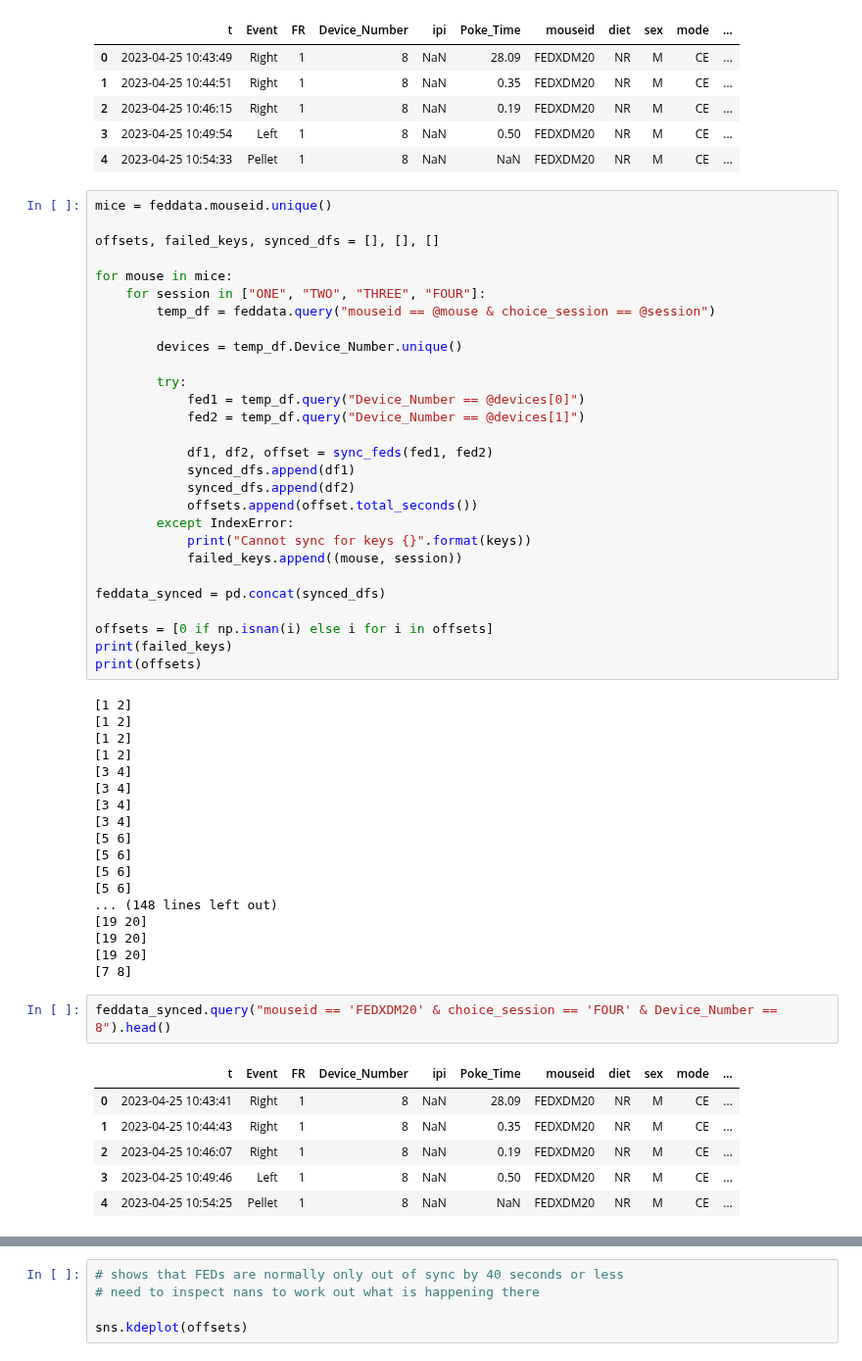
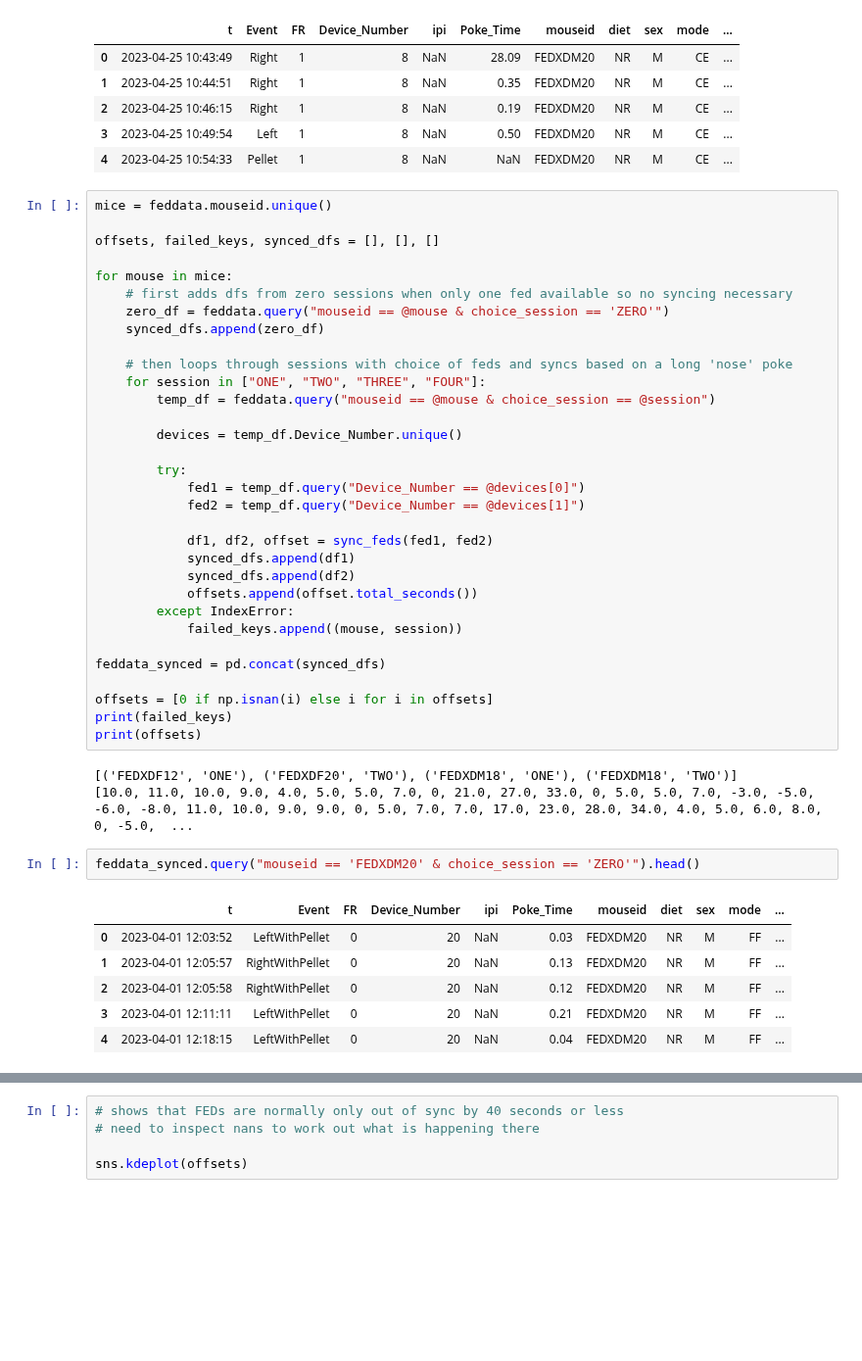
Before and after one commit to Htbibalan/FEDPROFERENCE, a Jupyter notebook: notebooks/FEDXD_READ_DATA_with_sync.ipynb, the cells around one changed output, grey strips where cells are left out. Shown at 98% size. Cells and saved outputs as stored; diff of their text form; blank space fills up the shorter version.

Commit message:
minor changes to sync scratch nb

```diff
--- a/notebooks/FEDXD_READ_DATA_with_sync.ipynb
+++ b/notebooks/FEDXD_READ_DATA_with_sync.ipynb
@@ -177,6 +177,11 @@ mice = feddata.mouseid.unique()
 offsets, failed_keys, synced_dfs = [], [], []
 
 for mouse in mice:
+    # first adds dfs from zero sessions when only one fed available so no syncing necessary
+    zero_df = feddata.query("mouseid == @mouse & choice_session == 'ZERO'")
+    synced_dfs.append(zero_df)
+
+    # then loops through sessions with choice of feds and syncs based on a long 'nose' poke
     for session in ["ONE", "TWO", "THREE", "FOUR"]:
         temp_df = feddata.query("mouseid == @mouse & choice_session == @session")
 
@@ -191,7 +196,6 @@ for mouse in mice:
             synced_dfs.append(df2)
             offsets.append(offset.total_seconds())
         except IndexError:
-            print("Cannot sync for keys {}".format(keys))
             failed_keys.append((mouse, session))
 
 feddata_synced = pd.concat(synced_dfs)
@@ -200,29 +204,14 @@ offsets = [0 if np.isnan(i) else i for i in offsets]
 print(failed_keys)
 print(offsets)
 # %% [output]
-[1 2]
-[1 2]
-[1 2]
-[1 2]
-[3 4]
-[3 4]
-[3 4]
-[3 4]
-[5 6]
-[5 6]
-[5 6]
-[5 6]
-... (148 lines left out)
-[19 20]
-[19 20]
-[19 20]
-[7 8]
+[('FEDXDF12', 'ONE'), ('FEDXDF20', 'TWO'), ('FEDXDM18', 'ONE'), ('FEDXDM18', 'TWO')]
+[10.0, 11.0, 10.0, 9.0, 4.0, 5.0, 5.0, 7.0, 0, 21.0, 27.0, 33.0, 0, 5.0, 5.0, 7.0, -3.0, -5.0, -6.0, -8.0, 11.0, 10.0, 9.0, 9.0, 0, 5.0, 7.0, 7.0, 17.0, 23.0, 28.0, 34.0, 4.0, 5.0, 6.0, 8.0, 0, -5.0,  ...
 # %%
-feddata_synced.query("mouseid == 'FEDXDM20' & choice_session == 'FOUR' & Device_Number == 8").head()
+feddata_synced.query("mouseid == 'FEDXDM20' & choice_session == 'ZERO'").head()
 # %% [output]
 |  | t | Event | FR | Device_Number | ipi | Poke_Time | mouseid | diet | sex | mode | ... |
-| 0 | 2023-04-25 10:43:41 | Right | 1 | 8 | NaN | 28.09 | FEDXDM20 | NR | M | CE | ... |
-| 1 | 2023-04-25 10:44:43 | Right | 1 | 8 | NaN | 0.35 | FEDXDM20 | NR | M | CE | ... |
-| 2 | 2023-04-25 10:46:07 | Right | 1 | 8 | NaN | 0.19 | FEDXDM20 | NR | M | CE | ... |
-| 3 | 2023-04-25 10:49:46 | Left | 1 | 8 | NaN | 0.50 | FEDXDM20 | NR | M | CE | ... |
-| 4 | 2023-04-25 10:54:25 | Pellet | 1 | 8 | NaN | NaN | FEDXDM20 | NR | M | CE | ... |
+| 0 | 2023-04-01 12:03:52 | LeftWithPellet | 0 | 20 | NaN | 0.03 | FEDXDM20 | NR | M | FF | ... |
+| 1 | 2023-04-01 12:05:57 | RightWithPellet | 0 | 20 | NaN | 0.13 | FEDXDM20 | NR | M | FF | ... |
+| 2 | 2023-04-01 12:05:58 | RightWithPellet | 0 | 20 | NaN | 0.12 | FEDXDM20 | NR | M | FF | ... |
+| 3 | 2023-04-01 12:11:11 | LeftWithPellet | 0 | 20 | NaN | 0.21 | FEDXDM20 | NR | M | FF | ... |
+| 4 | 2023-04-01 12:18:15 | LeftWithPellet | 0 | 20 | NaN | 0.04 | FEDXDM20 | NR | M | FF | ... |
```
Also changed, not shown: parts of 2 cells of this notebook.
